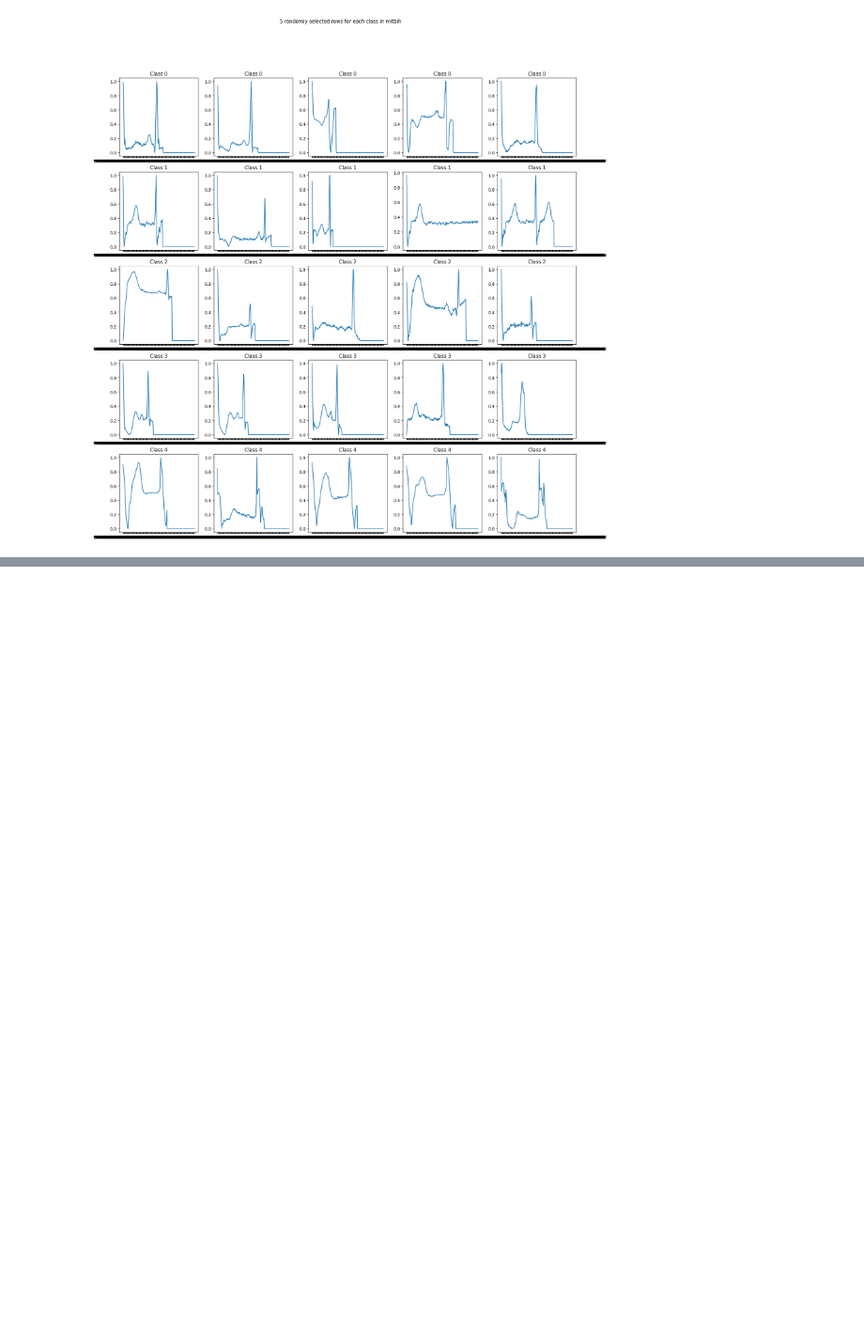
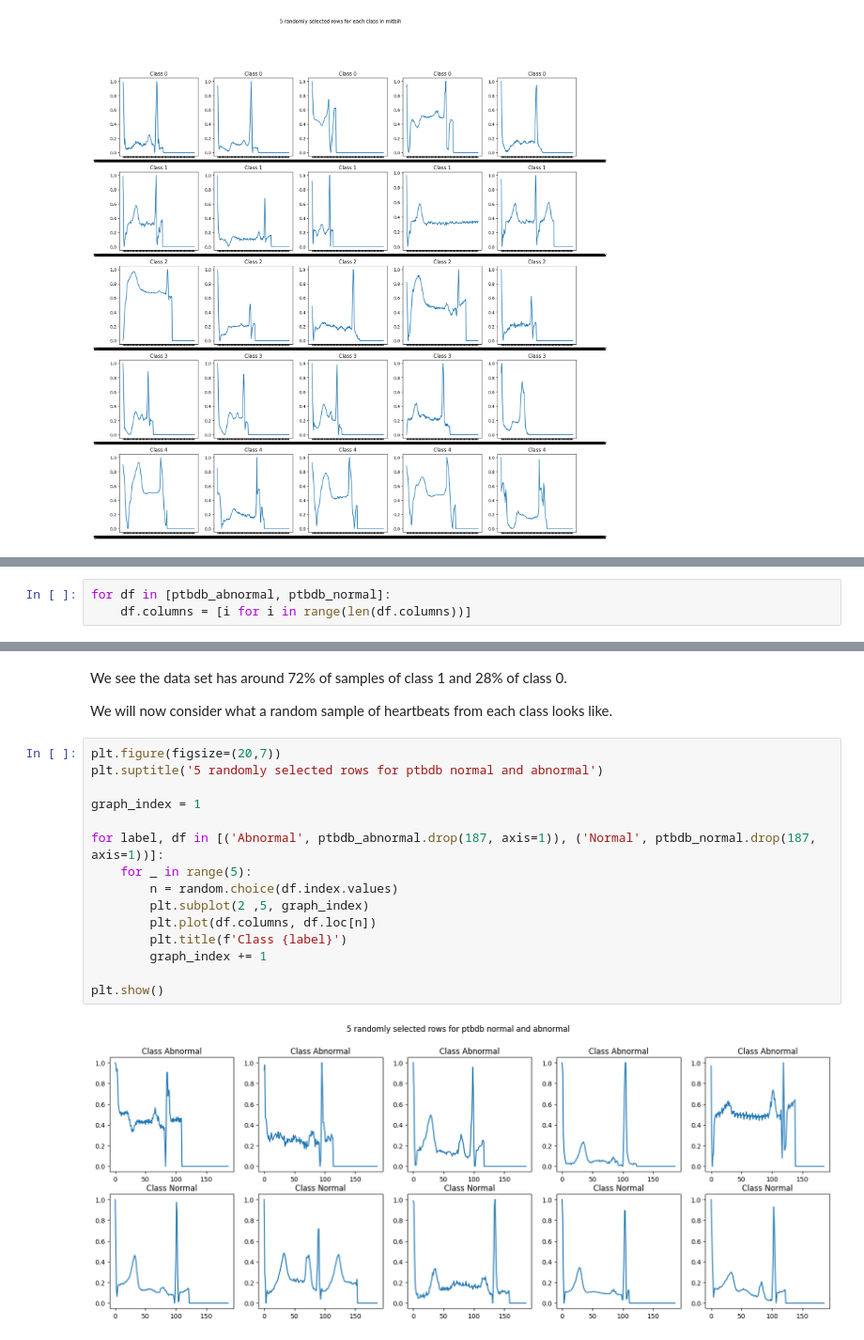
Before and after one commit to Zermatzor/DS_HeartBeat_Project, a Jupyter notebook: src/notebook_data_analysis.ipynb, the cells around one changed output, grey strips where cells are left out. Shown at 94% size. Cells and saved outputs as stored; diff of their text form; blank space fills up the shorter version.

```diff
--- a/src/notebook_data_analysis.ipynb
+++ b/src/notebook_data_analysis.ipynb
@@ -172,0 +228,3 @@ plt.show()
+# %%
+for df in [ptbdb_abnormal, ptbdb_normal]:
+    df.columns = [i for i in range(len(df.columns))]
@@ -172,0 +250,21 @@ plt.show()
+# %% [markdown]
+We see the data set has around 72% of samples of class 1 and 28% of class 0.
+
+We will now consider what a random sample of heartbeats from each class looks like.
+# %%
+plt.figure(figsize=(20,7))
+plt.suptitle('5 randomly selected rows for ptbdb normal and abnormal')
+
+graph_index = 1
+
+for label, df in [('Abnormal', ptbdb_abnormal.drop(187, axis=1)), ('Normal', ptbdb_normal.drop(187, axis=1))]:
+    for _ in range(5):
+        n = random.choice(df.index.values)
+        plt.subplot(2 ,5, graph_index)
+        plt.plot(df.columns, df.loc[n])
+        plt.title(f'Class {label}')
+        graph_index += 1
+
+plt.show()
+# %% [output]
+[figure, added]
```
Also changed, not shown: parts of 21 cells of this notebook.
